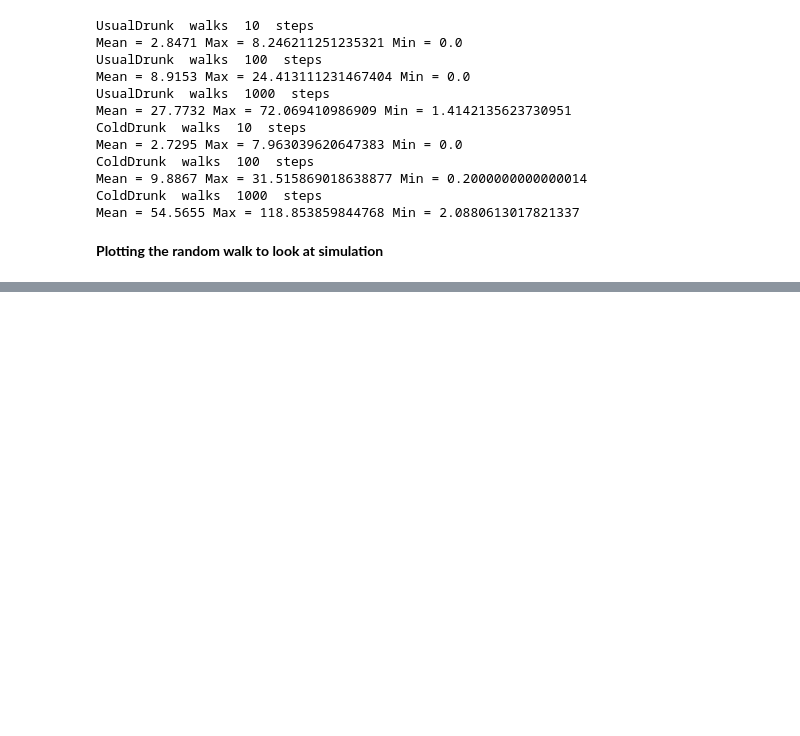
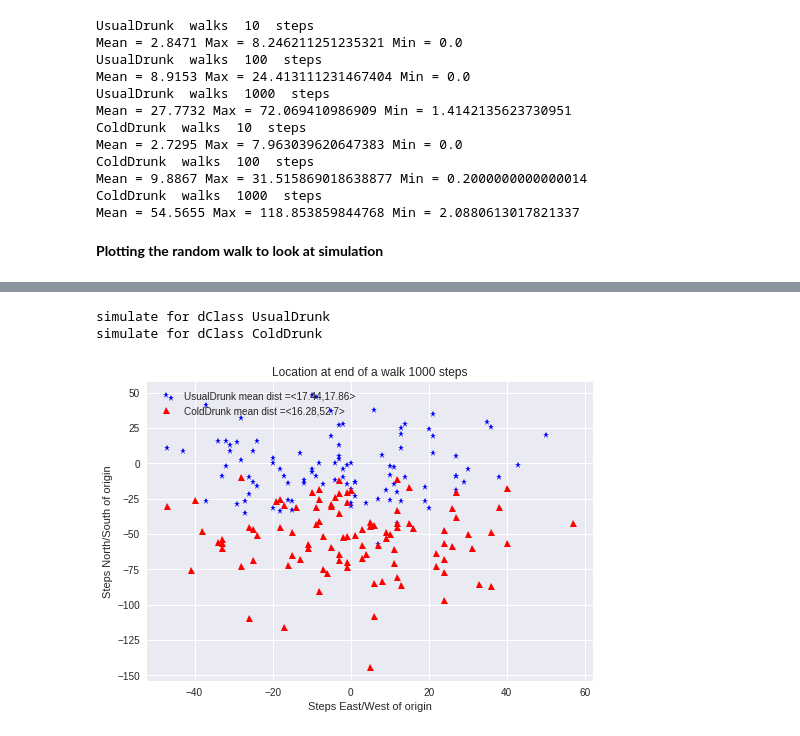
Before and after one commit to rainu1729/data-analysis, a Jupyter notebook: EDXcourse600_2x.ipynb, the cells around one changed output, grey strips where cells are left out. Cells and saved outputs as stored; diff of their text form; code cells hidden in the pictures; blank space fills up the shorter version.

```diff
--- a/EDXcourse600_2x.ipynb
+++ b/EDXcourse600_2x.ipynb
@@ -800,0 +869,40 @@ class styleIterator(object):
+# %%
+### plot the ending locations
+
+def plotLocs(drunkKinds,numSteps,numTrials):
+    styleChoice = styleIterator(('b*','r^','mo'))
+
+
+    for dClass in drunkKinds:
+        print('simulate for dClass '+dClass.__name__)
+        locs = getFinalLocs(numSteps,numTrials,dClass)
+
+        xVals,yVals =[],[]
+
+        for loc in locs:
+            xVals.append(loc.getX())
+            yVals.append(loc.getY())
+
+        #to get the absolute value of array using abs
+        xVals = np.array(xVals)
+        yVals = np.array(yVals)
+
+        meanX = sum(abs(xVals))/len(xVals)
+        meanY = sum(abs(yVals))/len(yVals)
+        curStyle = styleChoice.nextStyle()
+        plt.plot(xVals,yVals,curStyle,label = dClass.__name__ +' mean dist =<'+ str(round(meanX,2)) +',' +str(round(meanY,2))+'>')
+        #
+        plt.title('Location at end of a walk '+ str(numSteps)+' steps')
+
+        plt.xlabel('Steps East/West of origin')
+        plt.ylabel('Steps North/South of origin')
+
+        plt.legend(loc ='upper left')
+# %%
+
+
+plotLocs((UsualDrunk,ColdDrunk),1000,100)
+# %% [output]
+simulate for dClass UsualDrunk
+simulate for dClass ColdDrunk
+[figure, added]
```
Also changed, not shown: parts of 5 cells of this notebook.
